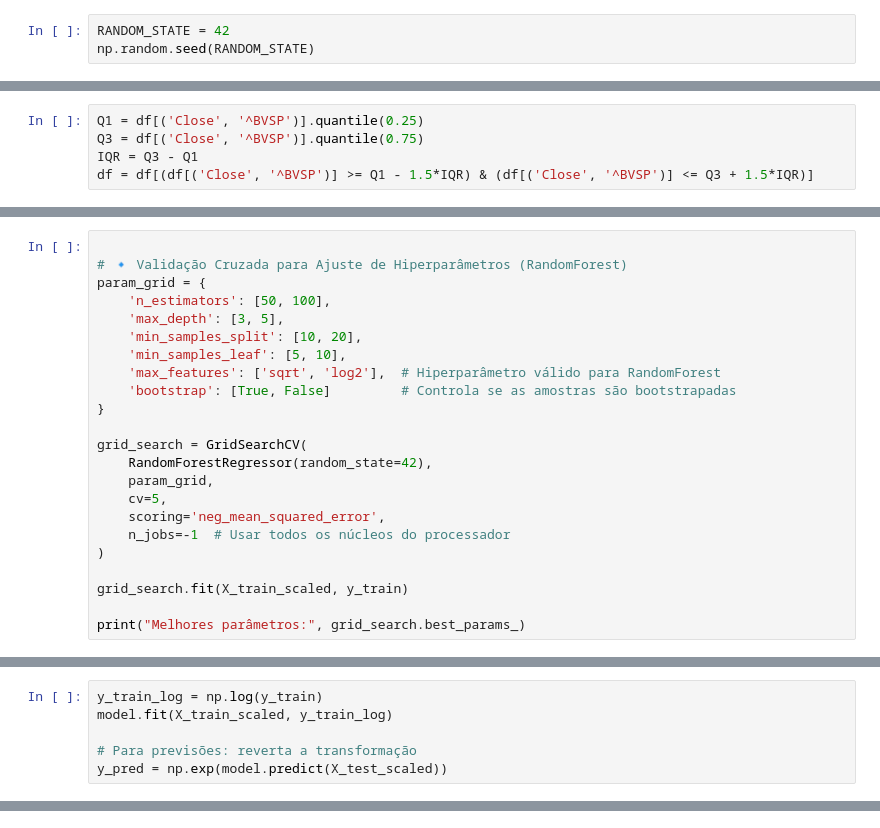
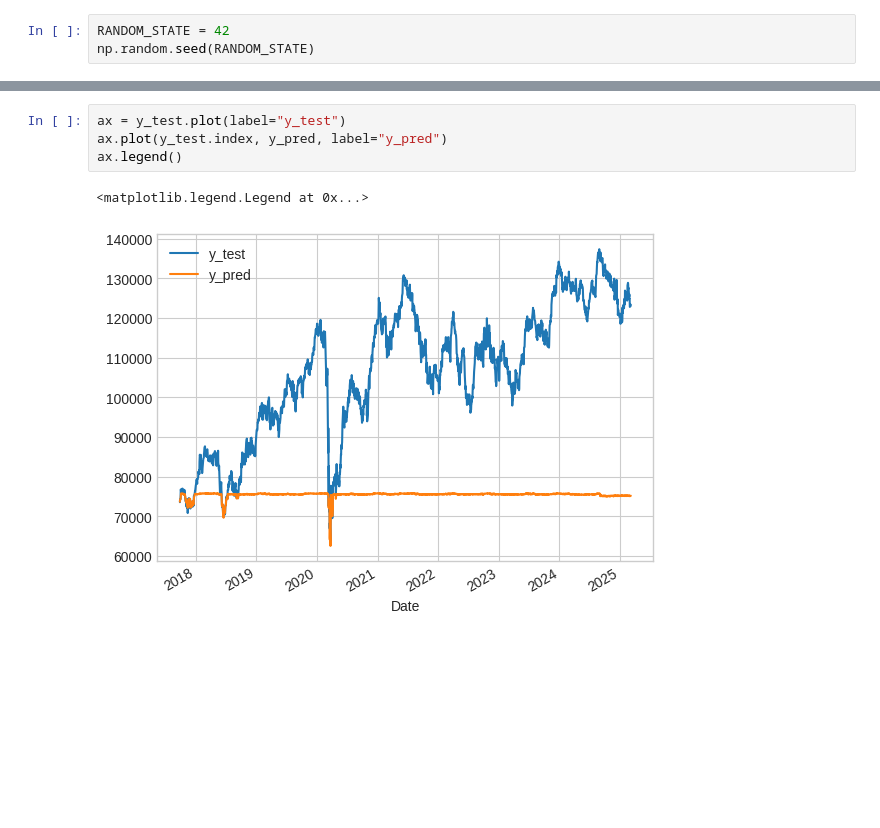
Before and after one commit to laribar/TechChallenge2, a Jupyter notebook: TechChallenge_2_Rev01.ipynb, the cells around one changed output, grey strips where cells are left out. Drawn from its saved outputs; the diff is of its cells as text; blank space fills up the shorter version.

```diff
--- a/TechChallenge_2_Rev01.ipynb
+++ b/TechChallenge_2_Rev01.ipynb
@@ -168,6 +189 @@ model = RandomForestRegressor(
-# %%
-Q1 = df[('Close', '^BVSP')].quantile(0.25)
-Q3 = df[('Close', '^BVSP')].quantile(0.75)
-IQR = Q3 - Q1
-df = df[(df[('Close', '^BVSP')] >= Q1 - 1.5*IQR) & (df[('Close', '^BVSP')] <= Q3 + 1.5*IQR)]
 # %%
@@ -241,23 +204,0 @@ for i, pred in enumerate(future_predictions_adjusted, 1):
-# %%
-
-# 🔹 Validação Cruzada para Ajuste de Hiperparâmetros (RandomForest)
-param_grid = {
-    'n_estimators': [50, 100],
-    'max_depth': [3, 5],
-    'min_samples_split': [10, 20],
-    'min_samples_leaf': [5, 10],
-    'max_features': ['sqrt', 'log2'],  # Hiperparâmetro válido para RandomForest
-    'bootstrap': [True, False]         # Controla se as amostras são bootstrapadas
-}
-
-grid_search = GridSearchCV(
-    RandomForestRegressor(random_state=42),
-    param_grid,
-    cv=5,
-    scoring='neg_mean_squared_error',
-    n_jobs=-1  # Usar todos os núcleos do processador
-)
-
-grid_search.fit(X_train_scaled, y_train)
-
-print("Melhores parâmetros:", grid_search.best_params_)
@@ -335,9 +326,3 @@ plt.show()
-# %%
-y_train_log = np.log(y_train)
-model.fit(X_train_scaled, y_train_log)
-
-# Para previsões: reverta a transformação
-y_pred = np.exp(model.predict(X_test_scaled))
 # %%
 # 🔹 Fazer previsões no conjunto de teste
 y_pred = model.predict(X_test_scaled)
@@ -356,3 +346,10 @@ print("R²:", r2)
+# %%
+ax = y_test.plot(label="y_test")
+ax.plot(y_test.index, y_pred, label="y_pred")
+ax.legend()
+# %% [output]
+<matplotlib.legend.Legend at 0x...>
+[figure, added]
 # %%
 print("Último valor real:", y_test.iloc[-1])
 print("Média do valor real:", y_test.mean())
```
Also changed, not shown: parts of 26 cells of this notebook.
